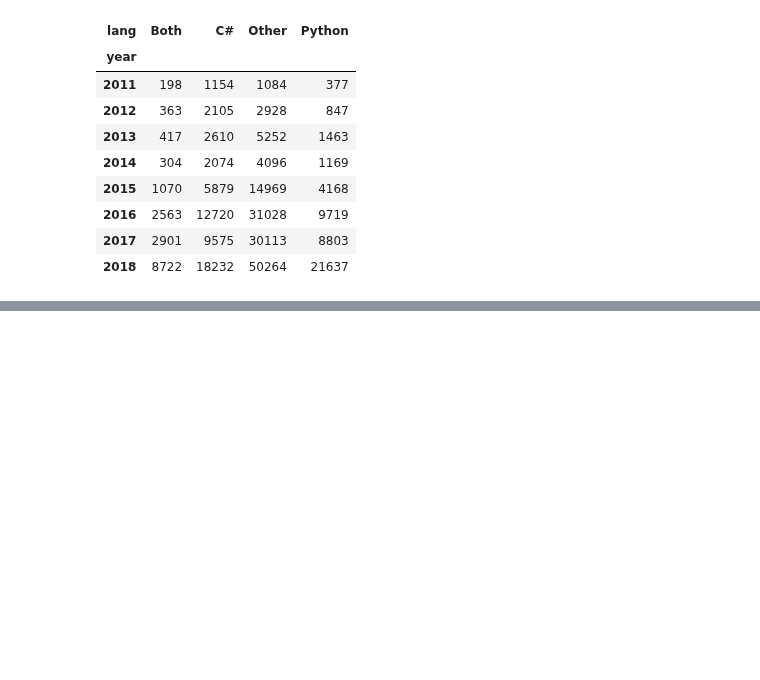
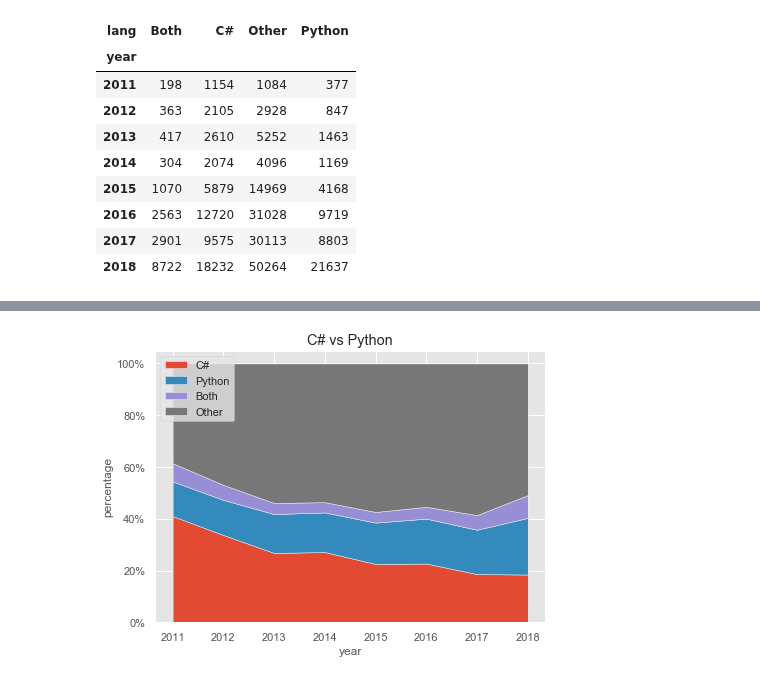
Before and after one commit to huli/the-transparent-coder, a Jupyter notebook: time_series.ipynb, the cells around one changed output, grey strips where cells are left out. Cells and saved outputs as stored; diff of their text form; code cells hidden in the pictures; blank space fills up the shorter version.

```diff
--- a/time_series.ipynb
+++ b/time_series.ipynb
@@ -78,0 +84,12 @@ ValueError: need at least one array to concatenate
+# %%
+fig, ax = plt.subplots(1, figsize=(7, 5))
+ax.stackplot(range(2011, 2019), [grouped_percentage.loc[:, lang]
+                                 for lang in ['C#', 'Python','Both','Other']])
+ax.set_xlabel('year')
+ax.set_ylabel('percentage')
+ax.set_title('C# vs Python')
+ax.legend(['C#', 'Python','Both','Other'], loc=2)
+ax.yaxis.set_major_formatter(plt.FuncFormatter(lambda x, _ : locale.format_string("%d%%", x*100)))
+plt.show()
+# %% [output]
+[figure, added]
```
Also changed, not shown: parts of 3 cells of this notebook.
